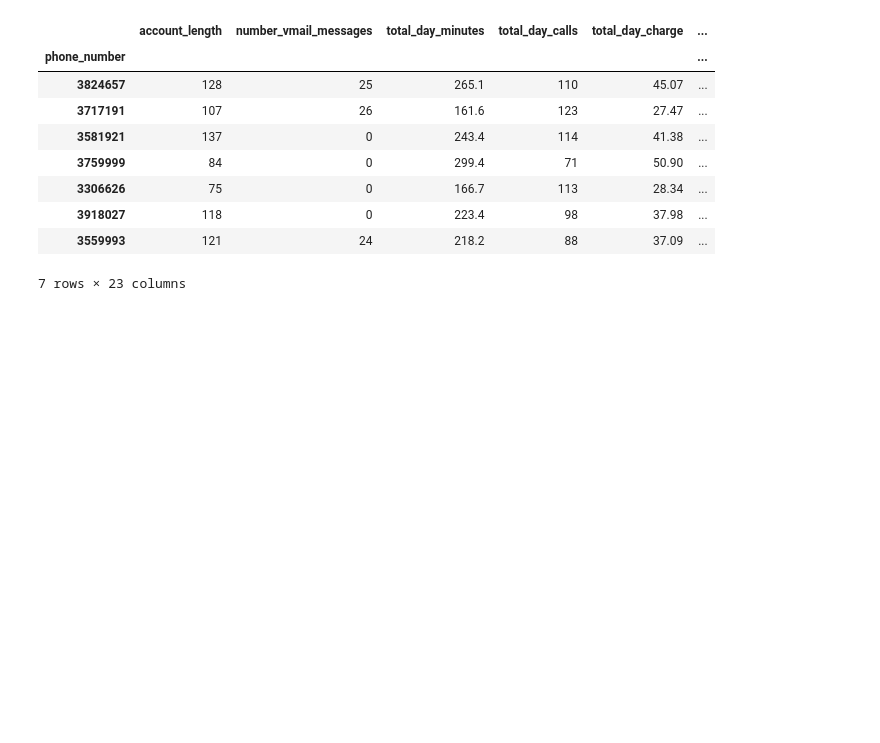
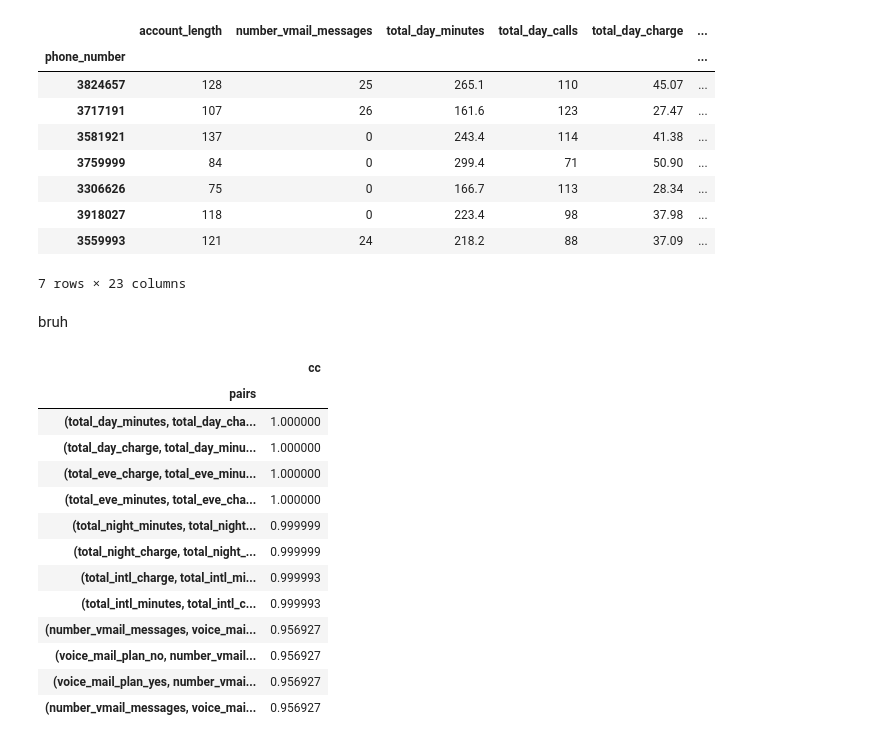
Before and after one commit to Nzuuko/Phase-3-Project, a Jupyter notebook: notebook.ipynb, the cells around one changed output. Drawn from its saved outputs; the diff is of its cells as text; code cells hidden in the pictures; blank space fills up the shorter version.

```diff
--- a/notebook.ipynb
+++ b/notebook.ipynb
@@ -516,3 +496,38 @@ df.head(7)
 # Separating features from the target variable
 y = df['churn']
 X = df.drop('churn', axis=1)
+# %% [markdown]
+bruh
+# %%
+
+df1=df.corr().abs().stack().reset_index().sort_values(0, ascending=False)
+
+# zip the variable name columns (Which were only named level_0 and level_1 by default) in a new column named "pairs"
+df1['pairs'] = list(zip(df1.level_0, df1.level_1))
+
+# set index to pairs
+df1.set_index(['pairs'], inplace = True)
+
+#d rop level columns
+df1.drop(columns=['level_1', 'level_0'], inplace = True)
+
+# rename correlation column as cc rather than 0
+df1.columns = ['cc']
+
+# drop duplicates. This could be dangerous i
+df1[(df1.cc>.75) & (df1.cc <1)]
+# %% [output]
+|  | cc |
+| pairs |  |
+| (total_day_minutes, total_day_cha... | 1.000000 |
+| (total_day_charge, total_day_minu... | 1.000000 |
+| (total_eve_charge, total_eve_minu... | 1.000000 |
+| (total_eve_minutes, total_eve_cha... | 1.000000 |
+| (total_night_minutes, total_night... | 0.999999 |
+| (total_night_charge, total_night_... | 0.999999 |
+| (total_intl_charge, total_intl_mi... | 0.999993 |
+| (total_intl_minutes, total_intl_c... | 0.999993 |
+| (number_vmail_messages, voice_mai... | 0.956927 |
+| (voice_mail_plan_no, number_vmail... | 0.956927 |
+| (voice_mail_plan_yes, number_vmai... | 0.956927 |
+| (number_vmail_messages, voice_mai... | 0.956927 |
```
Also changed, not shown: parts of 25 cells of this notebook.
